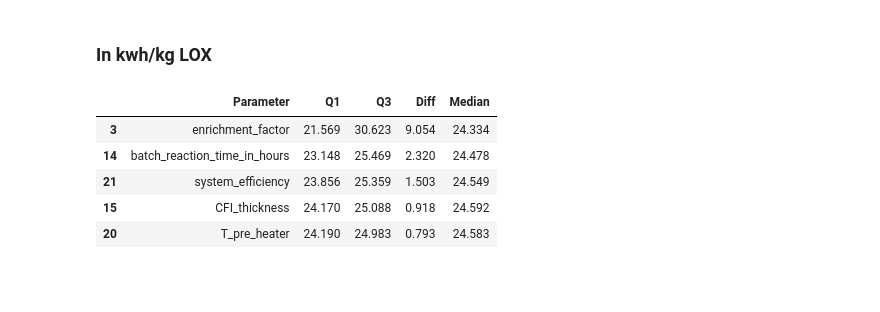
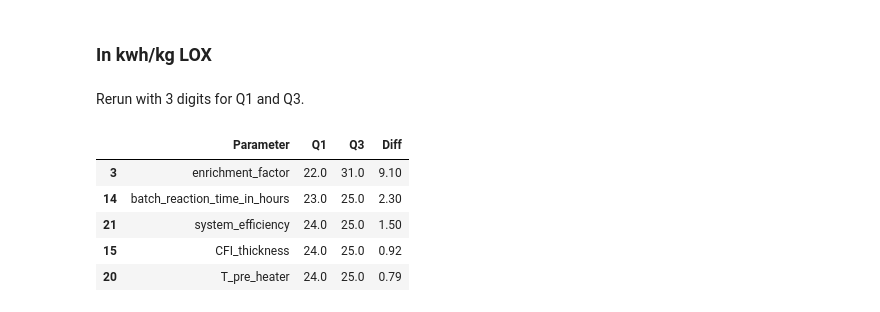
Before and after one commit to micnguy7-droid/process-design, a Jupyter notebook: space_resources/plotting/plot_systematics_quantiles.ipynb, the cells around one changed output. Drawn from its saved outputs; the diff is of its cells as text; code cells hidden in the pictures; blank space fills up the shorter version.

```diff
--- a/space_resources/plotting/plot_systematics_quantiles.ipynb
+++ b/space_resources/plotting/plot_systematics_quantiles.ipynb
@@ -191,3 +192,18 @@ System efficiency 3.15
 # %% [markdown]
 # At 10 wt% ilmenite
 ## Per process
+# %%
+def round_to_significant_digits(number, n):
+    if number == 0:
+        return 0
+
+    # Determine the exponent of the number
+    exponent = math.floor(math.log10(abs(number)))
+
+    # Compute the multiplier needed to shift the number to the desired significant digits
+    multiplier = 10 ** (n - exponent - 1)
+
+    # Round the number to the desired significant digits
+    rounded_number = round(number * multiplier) / multiplier
+
+    return rounded_number
@@ -203,9 +221,10 @@ for i, label in enumerate(process_labels):
     median = np.median(monte_carlo_dict[0][:, process_index], axis=0)
 
     new_row = pd.DataFrame({'Process': [label],
-                            'Median': [np.around(median[wt_10], 3)],
-                            'Q1': [np.around(q1[wt_10], 3)],
-                            'Q3': [np.around(q3[wt_10], 3)],
+                            'Median': [round_to_significant_digits(median[wt_10], 2)],
+                            'Q1': [round_to_significant_digits(q1[wt_10], 2)],
+                            'Q3': [round_to_significant_digits(q3[wt_10], 2)],
+                            'Q3 - Q1': [round_to_significant_digits(q3[wt_10] - q1[wt_10], 2)],
                             })
     process_wt_10 = pd.concat([process_wt_10, new_row], ignore_index=True)
 process_wt_10
@@ -249,30 +268,32 @@ param_wt_10.sort_values(by=['Diff'], ascending=False)[0:5]
 | 20 | T_pre_heater | 98.40 | 101.63 | 3.23 |
 # %% [markdown]
 ### In kwh/kg LOX
+# %% [markdown]
+Rerun with 3 digits for Q1 and Q3.
 # %%
 param_wt_10 = pd.DataFrame(
     {'Parameter': [], 'Q1': [], 'Q3': [], 'Diff': []})
 
 for key in monte_carlo_individual.keys():
     label = find_new_label_name(key)
     color = find_label_color(key)
 
     q1 = np.quantile(monte_carlo_individual[key][1], 0.25, axis=0)
     q3 = np.quantile(monte_carlo_individual[key][1], 0.75, axis=0)
     median = np.median(monte_carlo_individual[key][1], axis=0)
 
     new_row = pd.DataFrame({'Parameter': [key],
-                                'Median': [np.around(median[wt_10], 3)],
-                                'Q1': [np.around(q1[wt_10], 3)],
-                                'Q3': [np.around(q3[wt_10], 3)],
-                                'Diff': [(np.around((q3[wt_10]) - (q1[wt_10]), 3))],
+                                #'Median': [np.around(median[wt_10], 3)],
+                                'Q1': [round_to_significant_digits(q1[wt_10], 2)],
+                                'Q3': [round_to_significant_digits(q3[wt_10], 2)],
+                                'Diff': [(round_to_significant_digits((q3[wt_10]) - (q1[wt_10]), 2))],
                                 })
     param_wt_10 = pd.concat([param_wt_10, new_row], ignore_index=True)
 param_wt_10.sort_values(by=['Diff'], ascending=False)[0:5]
 # %% [output]
-|  | Parameter | Q1 | Q3 | Diff | Median |
-| 3 | enrichment_factor | 21.569 | 30.623 | 9.054 | 24.334 |
-| 14 | batch_reaction_time_in_hours | 23.148 | 25.469 | 2.320 | 24.478 |
-| 21 | system_efficiency | 23.856 | 25.359 | 1.503 | 24.549 |
-| 15 | CFI_thickness | 24.170 | 25.088 | 0.918 | 24.592 |
-| 20 | T_pre_heater | 24.190 | 24.983 | 0.793 | 24.583 |
+|  | Parameter | Q1 | Q3 | Diff |
+| 3 | enrichment_factor | 22.0 | 31.0 | 9.10 |
+| 14 | batch_reaction_time_in_hours | 23.0 | 25.0 | 2.30 |
+| 21 | system_efficiency | 24.0 | 25.0 | 1.50 |
+| 15 | CFI_thickness | 24.0 | 25.0 | 0.92 |
+| 20 | T_pre_heater | 24.0 | 25.0 | 0.79 |
```
Also changed, not shown: parts of 3 cells of this notebook.
